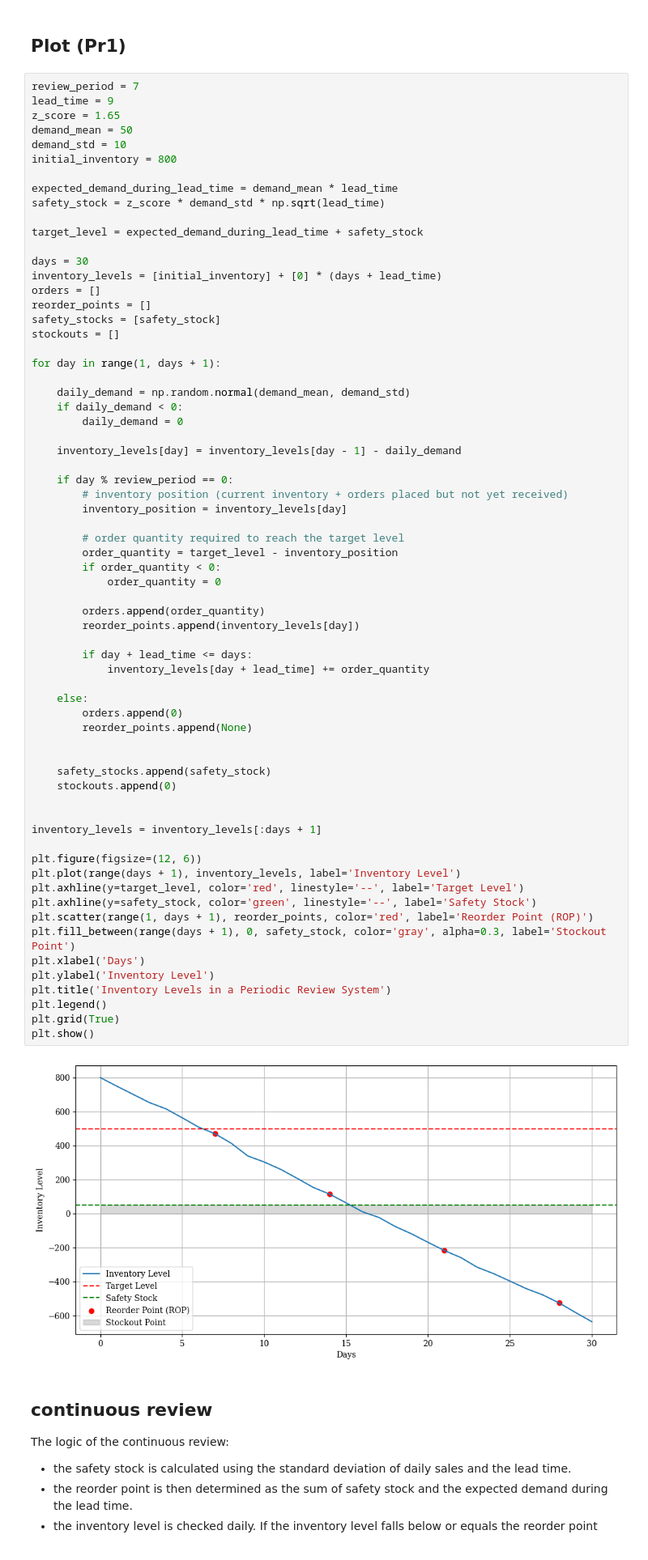
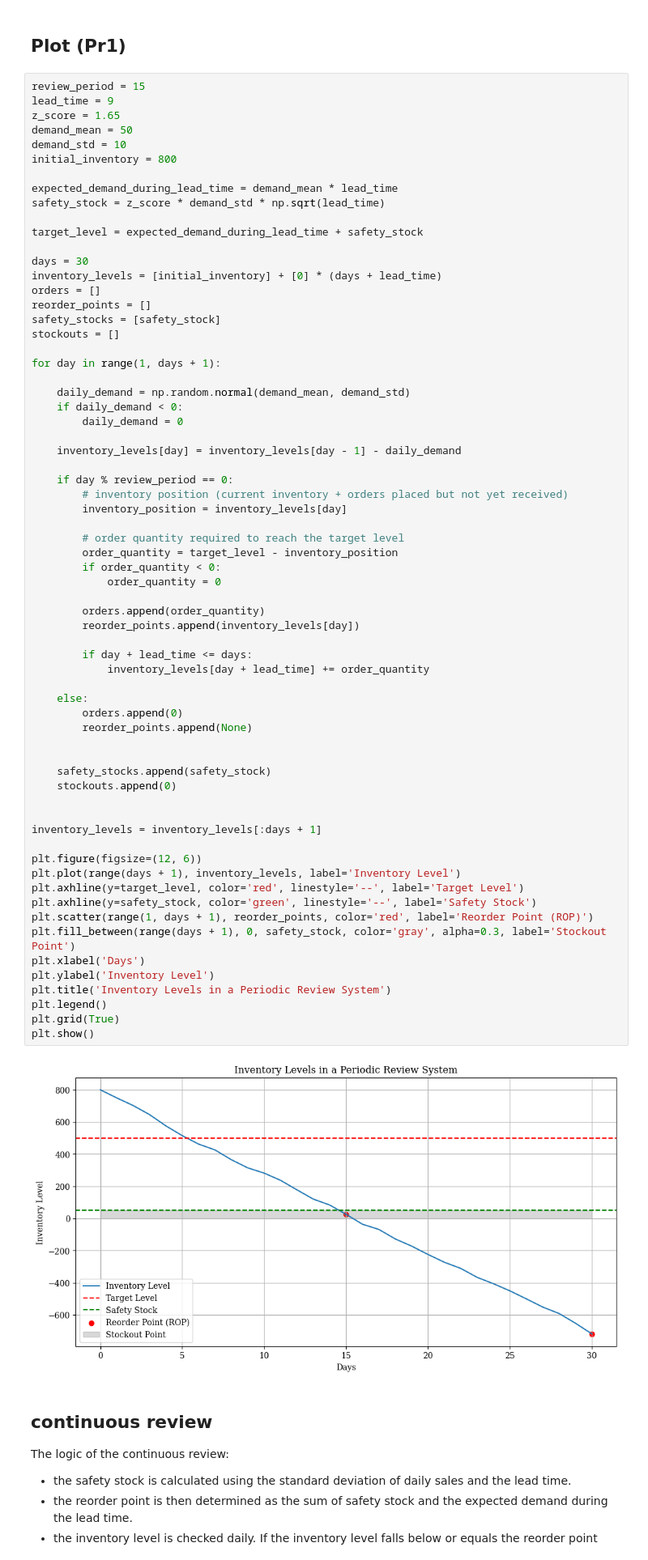
Before and after one commit to saritmaitra/MCS-Inventory-Management, a Jupyter notebook: Simulation with importance sampling.ipynb, the cells around one changed output. Shown: that part at 81% size. Saved outputs shown, nothing was run; the diff lists cells and outputs as text.

```diff
--- a/Simulation with importance sampling.ipynb
+++ b/Simulation with importance sampling.ipynb
@@ -386,7 +240,7 @@ Time:  1194.5292679960003
 # %% [markdown]
 ## Plot (Pr1)
 # %%
-review_period = 7
+review_period = 15
 lead_time = 9
 z_score = 1.65
 demand_mean = 50
@@ -425,34 +279,34 @@ for day in range(1, days + 1):
         orders.append(order_quantity)
         reorder_points.append(inventory_levels[day])
 
         if day + lead_time <= days:
             inventory_levels[day + lead_time] += order_quantity
 
     else:
         orders.append(0)
         reorder_points.append(None)
 
 
     safety_stocks.append(safety_stock)
     stockouts.append(0)
 
 
 inventory_levels = inventory_levels[:days + 1]
 
 plt.figure(figsize=(12, 6))
 plt.plot(range(days + 1), inventory_levels, label='Inventory Level')
 plt.axhline(y=target_level, color='red', linestyle='--', label='Target Level')
 plt.axhline(y=safety_stock, color='green', linestyle='--', label='Safety Stock')
 plt.scatter(range(1, days + 1), reorder_points, color='red', label='Reorder Point (ROP)')
 plt.fill_between(range(days + 1), 0, safety_stock, color='gray', alpha=0.3, label='Stockout Point')
 plt.xlabel('Days')
 plt.ylabel('Inventory Level')
 plt.title('Inventory Levels in a Periodic Review System')
 plt.legend()
 plt.grid(True)
 plt.show()
 # %% [output]
-[figure, old version]
+[figure, new version]
 # %% [markdown]
 ## continuous review
 The logic of the continuous review:
```
Also changed, not shown: parts of 7 cells of this notebook.
